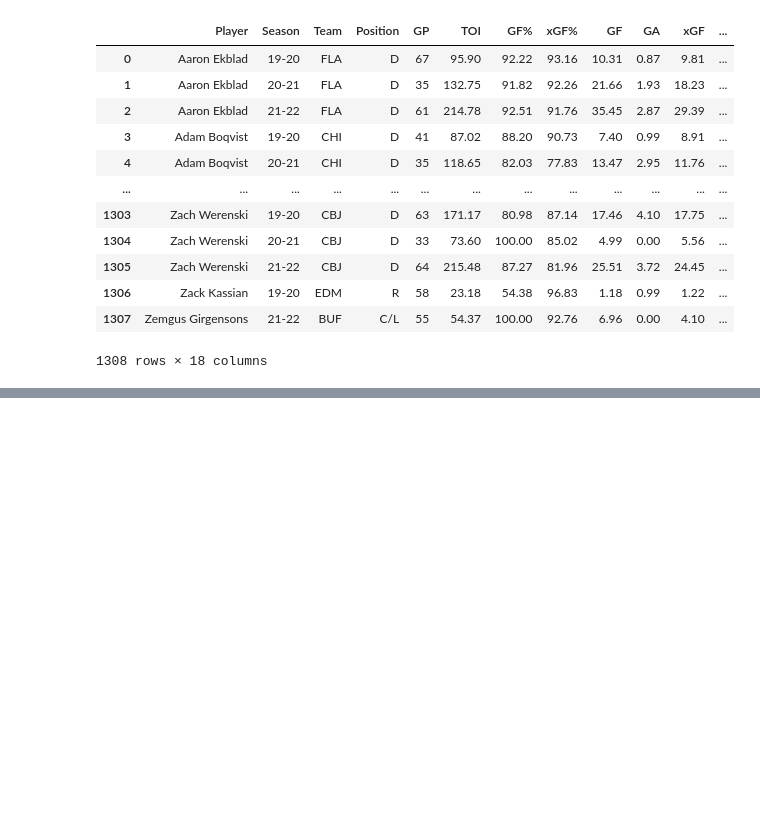
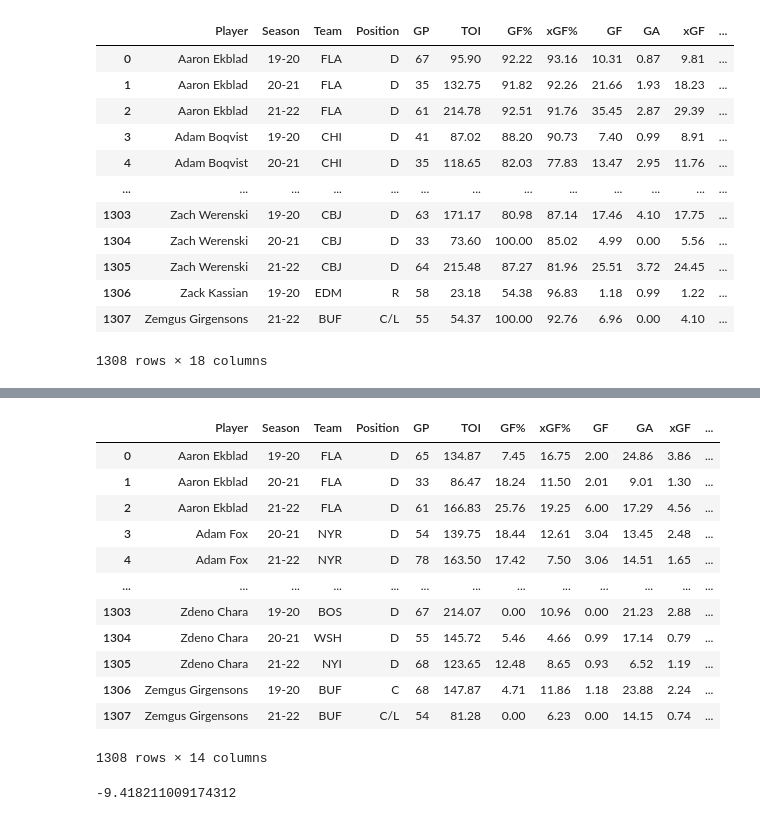
Before and after one commit to danmartin25/Hockey_Model, a Jupyter notebook: Hockey_Model_Mark_I.ipynb, the cells around one changed output, grey strips where cells are left out. Saved outputs shown, nothing was run; the diff lists cells and outputs as text; code cells hidden in the pictures; blank space fills up the shorter version.

```diff
--- a/Hockey_Model_Mark_I.ipynb
+++ b/Hockey_Model_Mark_I.ipynb
@@ -182,0 +249,27 @@ skater_PP_totals
+# %%
+#Add columns for G+/-,xG+/-
+skater_SH_totals['G+/-'] = skater_SH_totals['GF'] - skater_SH_totals['GA']
+skater_SH_totals['xG+/-'] = skater_SH_totals['xGF'] - skater_SH_totals['xGA']
+skater_SH_totals
+# %% [output]
+|  | Player | Season | Team | Position | GP | TOI | GF% | xGF% | GF | GA | xGF | ... |
+| 0 | Aaron Ekblad | 19-20 | FLA | D | 65 | 134.87 | 7.45 | 16.75 | 2.00 | 24.86 | 3.86 | ... |
+| 1 | Aaron Ekblad | 20-21 | FLA | D | 33 | 86.47 | 18.24 | 11.50 | 2.01 | 9.01 | 1.30 | ... |
+| 2 | Aaron Ekblad | 21-22 | FLA | D | 61 | 166.83 | 25.76 | 19.25 | 6.00 | 17.29 | 4.56 | ... |
+| 3 | Adam Fox | 20-21 | NYR | D | 54 | 139.75 | 18.44 | 12.61 | 3.04 | 13.45 | 2.48 | ... |
+| 4 | Adam Fox | 21-22 | NYR | D | 78 | 163.50 | 17.42 | 7.50 | 3.06 | 14.51 | 1.65 | ... |
+| ... | ... | ... | ... | ... | ... | ... | ... | ... | ... | ... | ... | ... |
+| 1303 | Zdeno Chara | 19-20 | BOS | D | 67 | 214.07 | 0.00 | 10.96 | 0.00 | 21.23 | 2.88 | ... |
+| 1304 | Zdeno Chara | 20-21 | WSH | D | 55 | 145.72 | 5.46 | 4.66 | 0.99 | 17.14 | 0.79 | ... |
+| 1305 | Zdeno Chara | 21-22 | NYI | D | 68 | 123.65 | 12.48 | 8.65 | 0.93 | 6.52 | 1.19 | ... |
+| 1306 | Zemgus Girgensons | 19-20 | BUF | C | 68 | 147.87 | 4.71 | 11.86 | 1.18 | 23.88 | 2.24 | ... |
+| 1307 | Zemgus Girgensons | 21-22 | BUF | C/L | 54 | 81.28 | 0.00 | 6.23 | 0.00 | 14.15 | 0.74 | ... |
+1308 rows × 14 columns
+# %%
+#Add column for mean G+/- and xG+/-
+G_mean = skater_SH_totals['G+/-'].mean()
+xG_mean = skater_SH_totals['xG+/-'].mean()
+#G_mean
+#xG_mean
+# %% [output]
+-9.418211009174312
```
Also changed, not shown: parts of 5 cells of this notebook.
